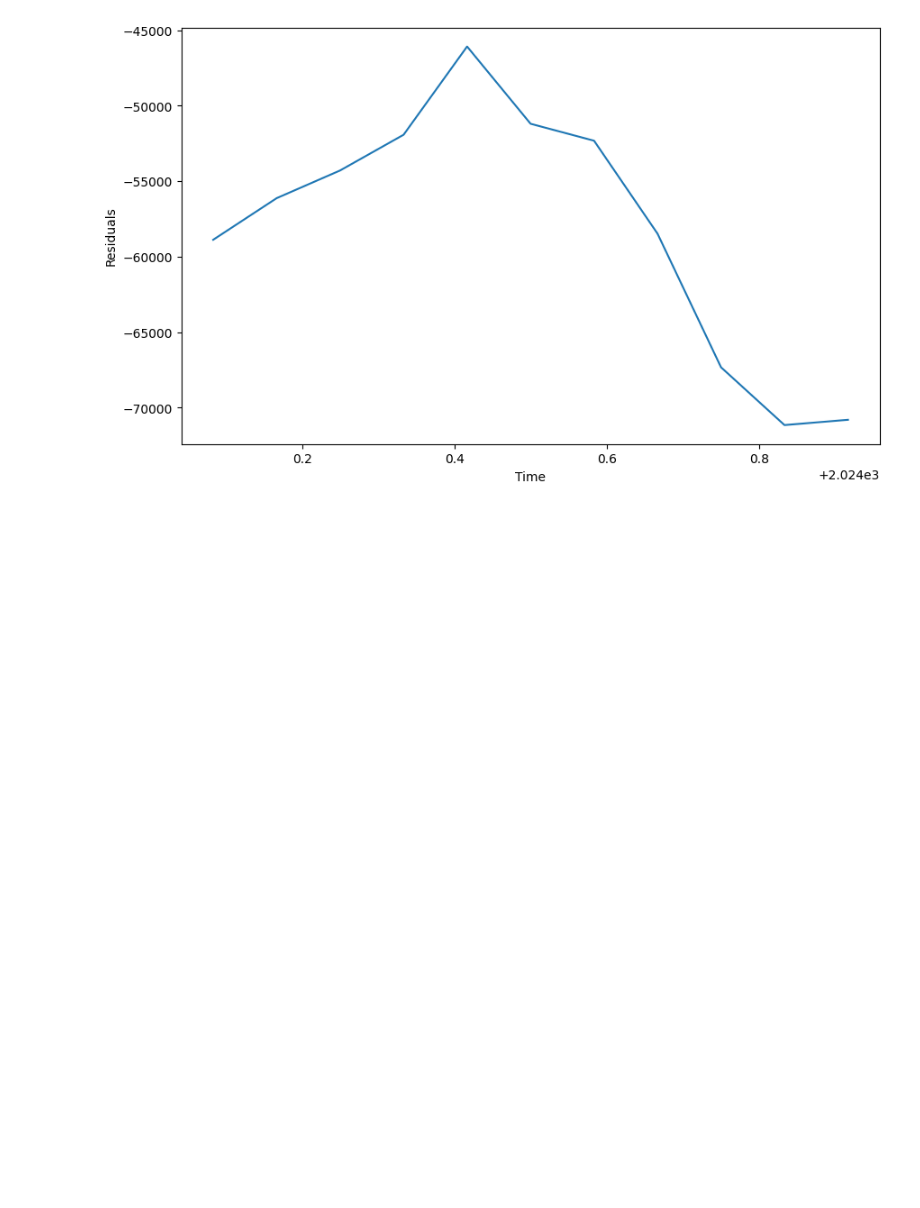
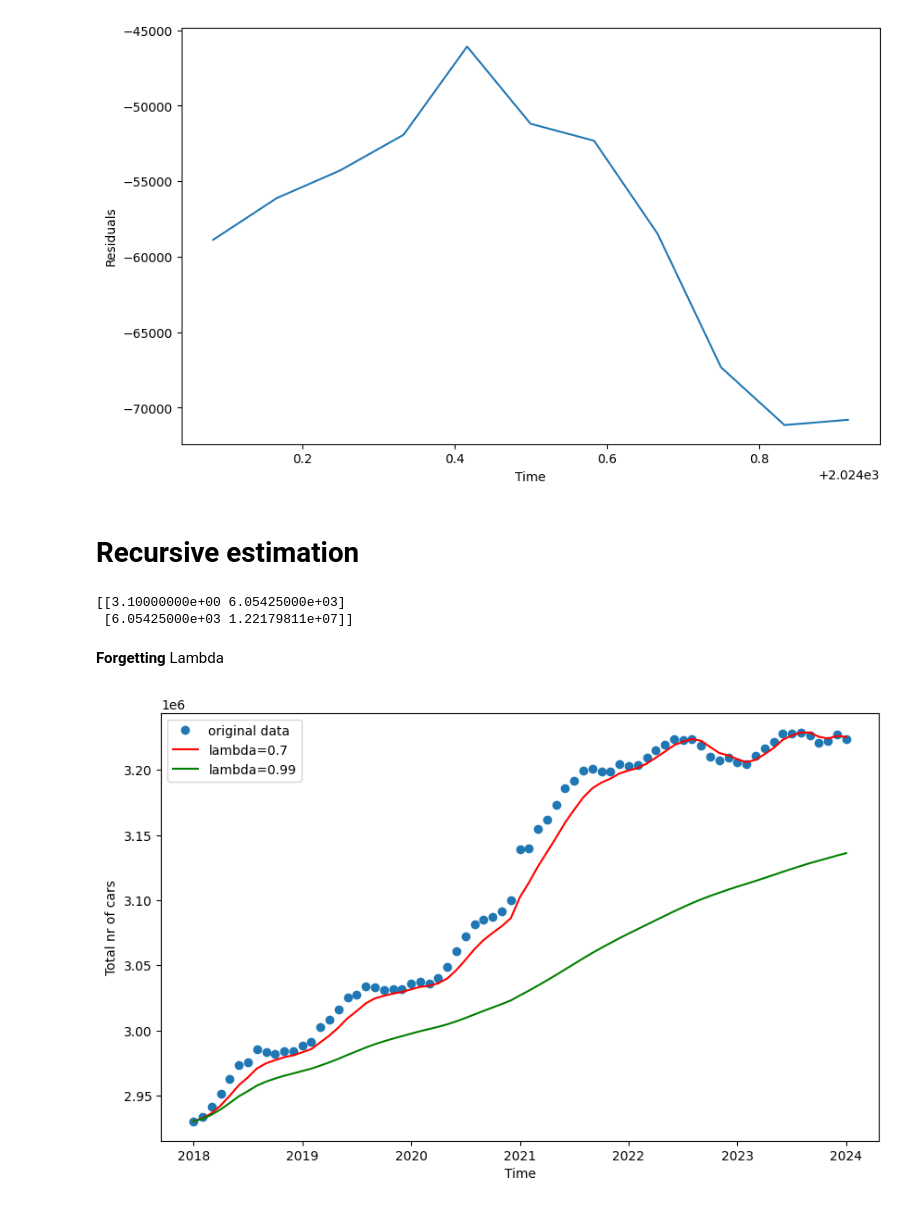
Before and after one commit to luca2618/Timeseries, a Jupyter notebook: assignment1.ipynb, the cells around one changed output. Cells and saved outputs as stored; diff of their text form; code cells hidden in the pictures; blank space fills up the shorter version.

```diff
--- a/assignment1.ipynb
+++ b/assignment1.ipynb
@@ -125,3 +125,79 @@ plt.ylabel('Residuals')
 plt.show()
 # %% [output]
 [figure]
+# %% [markdown]
+# Recursive estimation
+# %%
+#write recursive least squares algorithm, for updating R_t and theta_t
+
+theta_hat = np.zeros((2,1))
+R = np.eye(2)*0.1
+
+T = 3
+
+for t in range(T):
+    x_t = x[t].reshape(-1, 1)
+    y_t = y[t]
+
+
+
+    K_t  = np.linalg.inv(R) @ x_t
+
+
+    theta_hat = theta_hat + K_t @ (y_t - x_t.T @ theta_hat)
+
+
+    R = R + x_t @ x_t.T
+# %% [output]
+[[3.10000000e+00 6.05425000e+03]
+ [6.05425000e+03 1.22179811e+07]]
+# %% [markdown]
+**Forgetting** Lambda
+# %%
+#write recursive least squares algorithm, for updating R_t and theta_t
+
+
+T = len(train)
+
+lambdas = [0.7, 0.99]
+
+y_results = []
+
+for lambda_ in lambdas:
+
+    theta_hat = np.zeros((2,1))
+    R = np.eye(2)*0.1
+
+    y_pred = []
+
+    for t in range(T):
+        x_t = x[t].reshape(-1, 1)  # Feature vector at time t
+        y_t = y[t]  # Output at time t
+
+        # Kalman gain: K_t = R * x_t / (lambda + x_t.T * R * x_t)
+        K_t = R @ x_t / (lambda_ + x_t.T @ R @ x_t)
+
+        # Update theta_hat (parameter estimate)
+        theta_hat = theta_hat + K_t * (y_t - x_t.T @ theta_hat)
+
+        # Update the inverse of covariance matrix (R)
+        R = (1 / lambda_) * (R - K_t @ x_t.T @ R)
+
+        # Predict output for time t
+        y_pred.append((x_t.T @ theta_hat).item())
+    y_results.append(y_pred)
+
+
+warmup_period = 0
+
+plt.figure(figsize=(10, 6))
+plt.plot(train['time'], y, 'o', label='original data')
+plt.plot(train['time'][warmup_period:], y_results[0][warmup_period:], 'r', label='lambda=0.7')
+plt.plot(train['time'][warmup_period:], y_results[1][warmup_period:], 'g', label='lambda=0.99')
+plt.xlabel('Time')
+plt.ylabel('Total nr of cars')
+plt.legend()
+
+plt.show()
+# %% [output]
+[figure, added]
```
Also changed, not shown: parts of 1 cell of this notebook.
